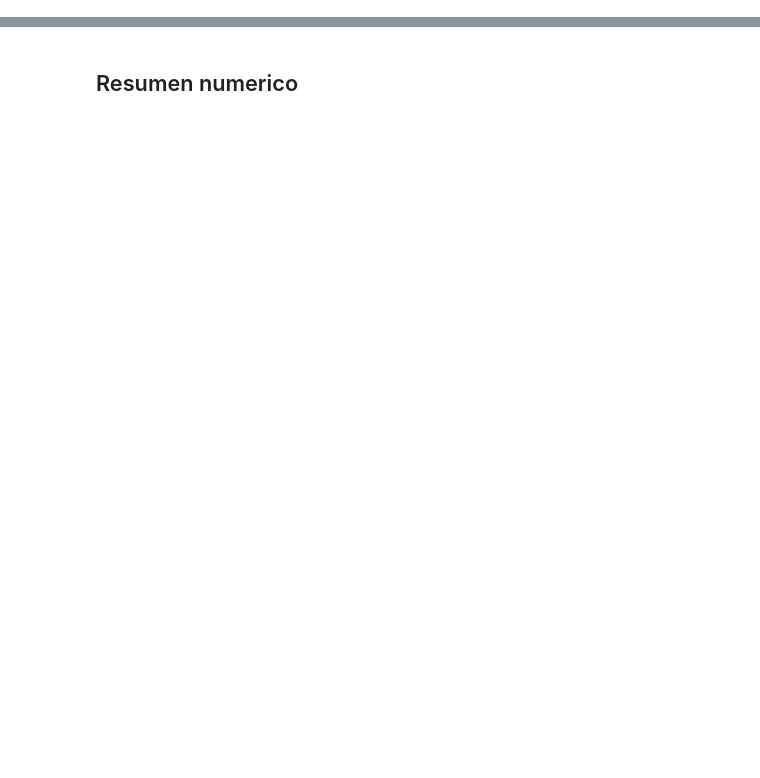
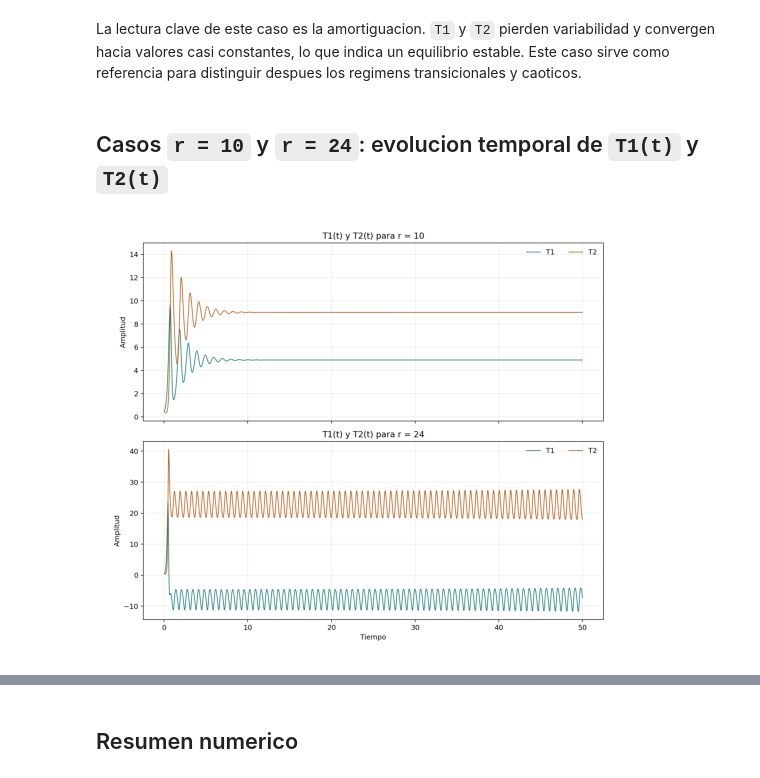
Before and after one commit to Xboster-eliel/jupyterbook_Modelacion_Ambiental, a Jupyter notebook: notebooks/Guia_practica_Lorenz_RK4.ipynb, the cells around one changed output, grey strips where cells are left out. Cells and saved outputs as stored; diff of their text form; code cells hidden in the pictures; blank space fills up the shorter version.

```diff
--- a/notebooks/Guia_practica_Lorenz_RK4.ipynb
+++ b/notebooks/Guia_practica_Lorenz_RK4.ipynb
@@ -109,0 +43,13 @@ plt.show()
+# %% [markdown]
+La lectura clave de este caso es la amortiguacion. `T1` y `T2` pierden variabilidad y convergen hacia valores casi constantes, lo que indica un equilibrio estable. Este caso sirve como referencia para distinguir despues los regimens transicionales y caoticos.
+# %% [markdown]
+## Casos `r = 10` y `r = 24`: evolucion temporal de `T1(t)` y `T2(t)`
+# %%
+image_path = BASE_DIR / 'content' / 'files_lorenz_rk4' / 'lorenz_r10_r24_t1_t2.png'
+img = plt.imread(image_path)
+plt.figure(figsize=(11, 5.5))
+plt.imshow(img)
+plt.axis('off')
+plt.show()
+# %% [output]
+[figure, added]
```
Also changed, not shown: parts of 45 cells of this notebook, 48 other files.
